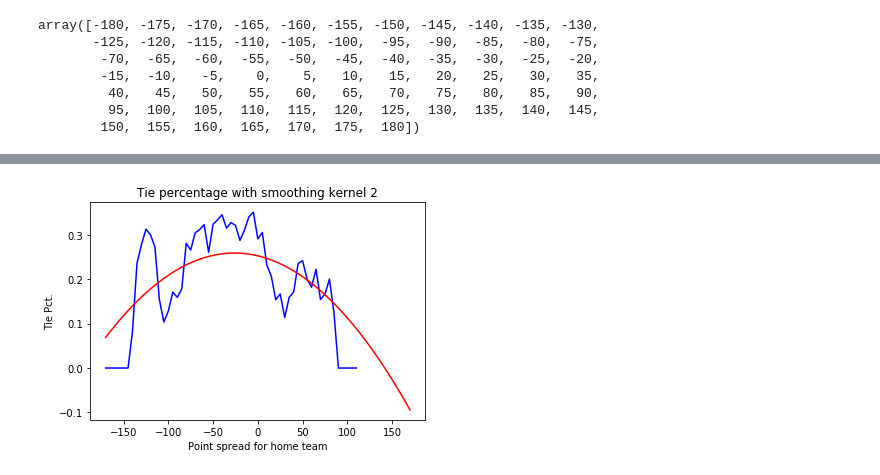
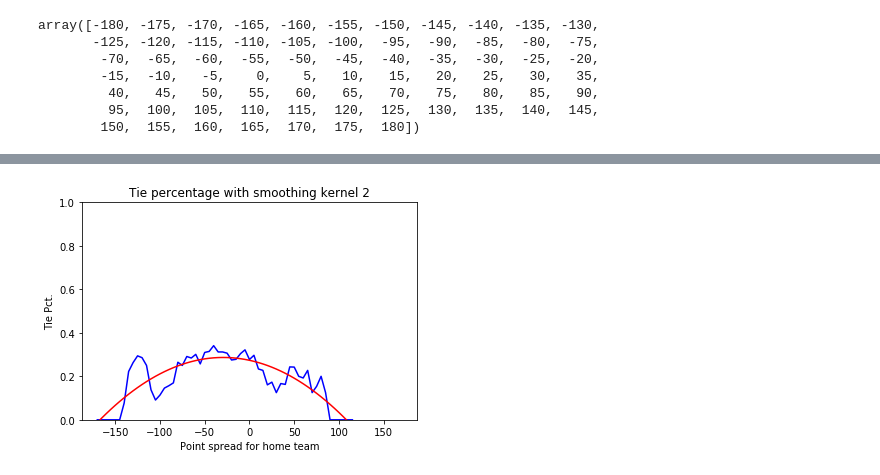
Before and after one commit to possanner/BetAnalysis, a Jupyter notebook: analysis.ipynb, the cells around one changed output, grey strips where cells are left out. Drawn from its saved outputs; the diff is of its cells as text; code cells hidden in the pictures.

```diff
--- a/analysis.ipynb
+++ b/analysis.ipynb
@@ -15,7 +15,7 @@ conv_kernel = 2
 leagues = ['Premier2018', 'Championship2018', 'SerieA2018',
            'LaLiga2018', 'LigueUn2018', 'Buli2018', 'Zweite2018']
 start_week = [20, 24, 19, 18, 20, 18, 19]
-end_week = [28, 34, 25, 25, 26, 23, 23]
+end_week = [29, 35, 26, 26, 27, 24, 24]
 # %%
 lines
 # %% [output]
@@ -109,8 +109,13 @@ print()
 print('all bins:')
 x_data = []
 y1_data = []
+y2_data = []
 yX_data = []
-y2_data = []
+HH1_data = []
+HH2_data = []
+games_data = []
+
+
 f = open('odds_all.txt', 'w')
 for i in range(conv_kernel, len(lines) - conv_kernel):
     #print('i', i, np.arange(i - conv_kernel, i + conv_kernel + 1))
@@ -121,49 +126,94 @@ for i in range(conv_kernel, len(lines) - conv_kernel):
     margin2 = np.sum(data_all[i - conv_kernel:i + conv_kernel + 1, 5])
     margin3 = np.sum(data_all[i - conv_kernel:i + conv_kernel + 1, 6])
     diff = np.sum(data_all[i - conv_kernel:i + conv_kernel + 1, 7])
-    print()
-    redpr('{:5.2f}'.format(lines[i]/100.) + ':  d.pts: {0:5.0f}    win: {1:5.0f}   X: {2:5.0f}   loss: {3:5.0f}   avg. margin: {4:5.2f}'.format(games, wins, ties, losses, diff/games))
-    print('               percentages     win: {1:5.2f}   X: {2:5.2f}   loss: {3:5.2f}   1X: {4:5.2f}   X2: {5:5.2f}'.format(games, wins/games, ties/games, losses/games, (wins + ties)/games, (losses + ties)/games))
-    redpr('               odds            win: {1:5.2f}   X: {2:5.2f}   loss: {3:5.2f}   1X: {4:5.2f}   X2: {5:5.2f}'.format(games, games/wins, games/ties, games/losses, games/(wins + ties), games/(losses + ties)))
-    f.write('{0:5.2f}   d.pts: {1:5.0f}   win: {2:5.2f}   X: {3:5.2f}   loss: {4:5.2f}   1X: {5:5.2f}   X2: {6:5.2f}   2goals: {7:5.2f}\n'.format(lines[i]/100., games, games/wins, games/ties, games/losses, games/(wins + ties), games/(losses + ties), games/margin2))
-    print('       >=2 goals difference in win: {0:5.0f}  percentage: {1:5.2f}  odds: {2:5.2f}'.format(margin2, margin2/games, games/margin2))
+    #print()
+    #redpr('{:5.2f}'.format(lines[i]/100.) + ':  d.pts: {0:5.0f}    win: {1:5.0f}   X: {2:5.0f}   loss: {3:5.0f}   avg. margin: {4:5.2f}'.format(games, wins, ties, losses, diff/games))
+    #print('               percentages     win: {1:5.2f}   X: {2:5.2f}   loss: {3:5.2f}   1X: {4:5.2f}   X2: {5:5.2f}'.format(games, wins/games, ties/games, losses/games, (wins + ties)/games, (losses + ties)/games))
+    #redpr('               odds            win: {1:5.2f}   X: {2:5.2f}   loss: {3:5.2f}   1X: {4:5.2f}   X2: {5:5.2f}'.format(games, games/wins, games/ties, games/losses, games/(wins + ties), games/(losses + ties)))
+    #f.write('{0:5.2f}   d.pts: {1:5.0f}   win: {2:5.2f}   X: {3:5.2f}   loss: {4:5.2f}   1X: {5:5.2f}   X2: {6:5.2f}   2goals: {7:5.2f}\n'.format(lines[i]/100., games, games/wins, games/ties, games/losses, games/(wins + ties), games/(losses + ties), games/margin2))
+    #print('       >=2 goals difference in win: {0:5.0f}  percentage: {1:5.2f}  odds: {2:5.2f}'.format(margin2, margin2/games, games/margin2))
     #f.write('>=2 goals difference in win: {:5.2f}\n'.format(games/margin2))
-    print('       <=-2 goals difference in loss: {0:5.0f}  percentage: {1:5.2f}  odds: {2:5.2f}'.format(margin3, margin3/games, games/margin3))
+    #print('       <=-2 goals difference in loss: {0:5.0f}  percentage: {1:5.2f}  odds: {2:5.2f}'.format(margin3, margin3/games, games/margin3))
 
     x_data.append(lines[i])
     y1_data.append(wins/games)
+    y2_data.append(losses/games)
     yX_data.append(ties/games)
-    y2_data.append(losses/games)
+    HH1_data.append(wins/(wins + losses))
+    HH2_data.append(losses/(wins + losses))
+    games_data.append(games)
 
 f.close()
 
-p1 = np.polyfit(x_data[:-15], y1_data[:-15], 1)
-p2 = np.polyfit(x_data[:-15], y2_data[:-15], 2)
-tie_pct = 1.0 - (np.array(x_data)*p1[0] + p1[1]) - (np.array(x_data)**2*p2[0] + np.array(x_data)*p2[1] + p2[2])
+p1, res1, rnk1, sv1, rcond1 = np.polyfit(x_data[:-15], y1_data[:-15], 2, full = True)#, w = games_data[:-15])
+p2, res2, rnk2, sv2, rcond2 = np.polyfit(x_data[:-15], y2_data[:-15], 2, full = True)#, w = games_data[:-15])
+tie_pct = 1.0 - (np.array(x_data)**2*p1[0] + np.array(x_data)*p1[1] + p1[2]) - (np.array(x_data)**2*p2[0] + np.array(x_data)*p2[1] + p2[2])
+p3, res3, rnk3, sv3, rcond3 = np.polyfit(x_data[:-15], HH1_data[:-15], 2, full = True)
+p4, res4, rnk4, sv4, rcond4 = np.polyfit(x_data[:-15], HH2_data[:-15], 2, full = True)
+
+std1 = np.sqrt(res1/len(x_data[:-15]))
+std2 = np.sqrt(res2/len(x_data[:-15]))
+std3 = np.sqrt(res3/len(x_data[:-15]))
+std4 = np.sqrt(res4/len(x_data[:-15]))
 
 plt.figure()
-plt.plot(x_data, y1_data, 'b', x_data, np.array(x_data)*p1[0] + p1[1], 'r')
+plt.plot(x_data, y1_data, 'b', x_data, np.array(x_data)**2*p1[0] + np.array(x_data)*p1[1] + p1[2], 'r'
+        , x_data, np.array(x_data)**2*p1[0] + np.array(x_data)*p1[1] + p1[2] + std1, 'g'
+        , x_data, np.array(x_data)**2*p1[0] + np.array(x_data)*p1[1] + p1[2] - std1, 'g')
 plt.title('Winning percentage with smoothing kernel ' + str(conv_kernel))
 plt.xlabel('Point spread for home team')
 plt.ylabel('Win Pct.')
+plt.ylim([0, 1])
 
 plt.figure()
-plt.plot(x_data, y2_data, 'b', x_data, np.array(x_data)**2*p2[0] + np.array(x_data)*p2[1] + p2[2], 'r')
+plt.plot(x_data, y2_data, 'b', x_data, np.array(x_data)**2*p2[0] + np.array(x_data)*p2[1] + p2[2], 'r'
+        , x_data, np.array(x_data)**2*p2[0] + np.array(x_data)*p2[1] + p2[2] + std2, 'g'
+        , x_data, np.array(x_data)**2*p2[0] + np.array(x_data)*p2[1] + p2[2] - std2, 'g')
 plt.title('Losing percentage with smoothing kernel ' + str(conv_kernel))
 plt.xlabel('Point spread for home team')
 plt.ylabel('Lose Pct.')
+plt.ylim([0, 1])
 
 plt.figure()
 plt.plot(x_data, yX_data, 'b', x_data, tie_pct, 'r')
 plt.title('Tie percentage with smoothing kernel ' + str(conv_kernel))
 plt.xlabel('Point spread for home team')
 plt.ylabel('Tie Pct.')
+plt.ylim([0, 1])
+
+plt.figure()
+plt.plot(x_data, HH1_data, 'b', x_data, np.array(x_data)**2*p3[0] + np.array(x_data)*p3[1] + p3[2], 'r'
+        , x_data, np.array(x_data)**2*p3[0] + np.array(x_data)*p3[1] + p3[2] + std3, 'g'
+        , x_data, np.array(x_data)**2*p3[0] + np.array(x_data)*p3[1] + p3[2] - std3, 'g')
+plt.title('HH win percentage with smoothing kernel ' + str(conv_kernel))
+plt.xlabel('Point spread for home team')
+plt.ylabel('HH1 win Pct.')
+plt.ylim([0, 1])
+
+plt.figure()
+plt.plot(x_data, HH2_data, 'b', x_data, np.array(x_data)**2*p4[0] + np.array(x_data)*p4[1] + p4[2], 'r'
+        , x_data, np.array(x_data)**2*p4[0] + np.array(x_data)*p4[1] + p4[2] + std4, 'g'
+        , x_data, np.array(x_data)**2*p4[0] + np.array(x_data)*p4[1] + p4[2] - std4, 'g')
+plt.title('HH lose percentage with smoothing kernel ' + str(conv_kernel))
+plt.xlabel('Point spread for home team')
+plt.ylabel('HH1 lose Pct.')
+plt.ylim([0, 1])
 
 f = open('odds_fit.txt', 'w')
 for i in range(conv_kernel, len(lines) - 15):
-    win_pct = x_data[i]*p1[0] + p1[1]
+    win_pct = x_data[i]**2*p1[0] + x_data[i]*p1[1] + p1[2]
+    del_win = 1.0/(win_pct - std1[0]) - 1.0/win_pct
     lose_pct = x_data[i]**2*p2[0] + x_data[i]*p2[1] + p2[2]
-    f.write('{0:5.2f}   win: {1:5.2f}   X: {2:5.2f}   loss: {3:5.2f}        1X: {4:5.2f}   X2: {5:5.2f}\n'.format(lines[i]/100., 1.0/win_pct, 1.0/tie_pct[i], 1.0/lose_pct, 1.0/(win_pct + tie_pct[i]), 1.0/(lose_pct + tie_pct[i])))
+    del_lose = 1.0/(lose_pct - std2[0]) - 1.0/lose_pct
+
+    HHwin_pct = x_data[i]**2*p3[0] + x_data[i]*p3[1] + p3[2]
+    del_HHwin = 1.0/(HHwin_pct - std3[0]) - 1.0/HHwin_pct
+    HHlose_pct = x_data[i]**2*p4[0] + x_data[i]*p4[1] + p4[2]
+    del_HHlose = 1.0/(HHlose_pct - std4[0]) - 1.0/HHlose_pct
+
+    f.write('{0:5.2f}   win: {1:5.2f} {2:+5.2f}   X: {3:5.2f}   loss: {4:5.2f} {5:+5.2f}        HH1: {6:5.2f} {7:5.2f}   HH2: {8:5.2f} {9:5.2f}\n'.format(
+        lines[i]/100., 1.0/win_pct, del_win, 1.0/tie_pct[i], 1.0/lose_pct, del_lose,
+        1.0/HHwin_pct, del_HHwin, 1.0/HHlose_pct, del_HHlose))
 
 f.close()
 # %% [output]
@@ -189 +239 @@ week: 28
-[figure, old version]
+[figure, new version]
```
Also changed, not shown: parts of 4 cells of this notebook.
